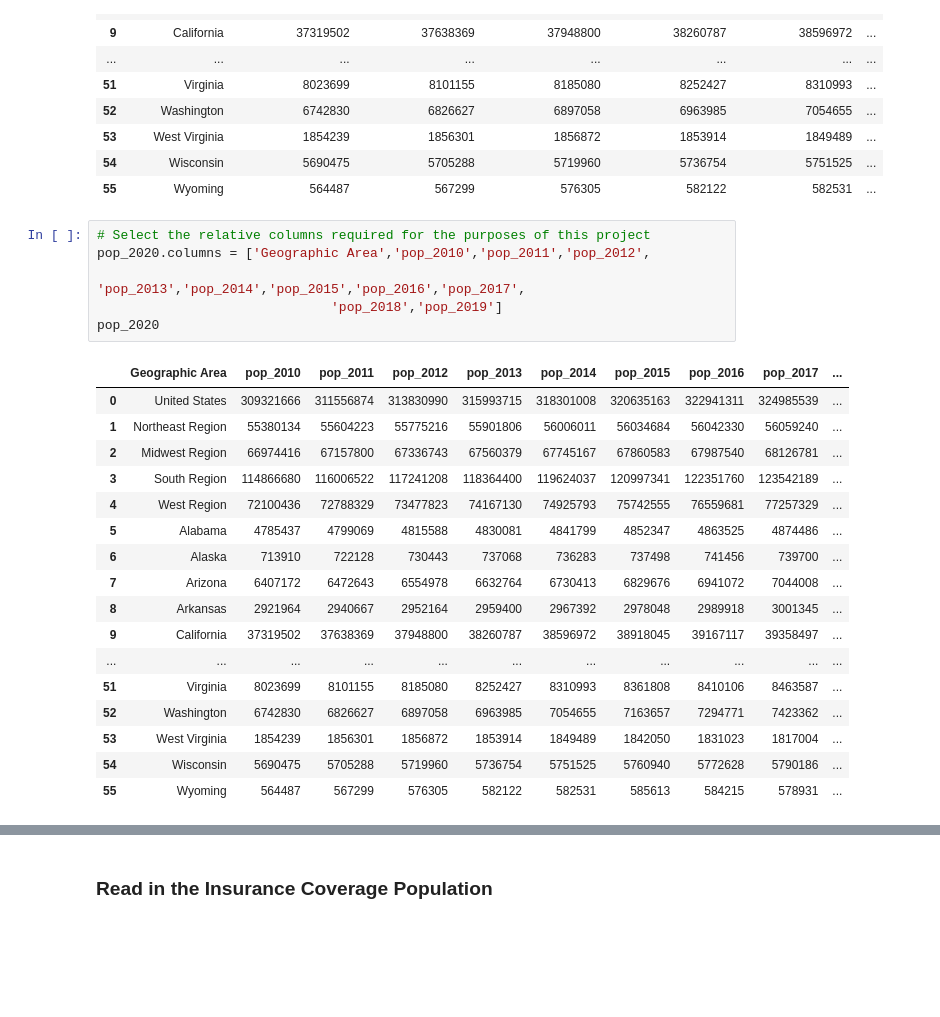
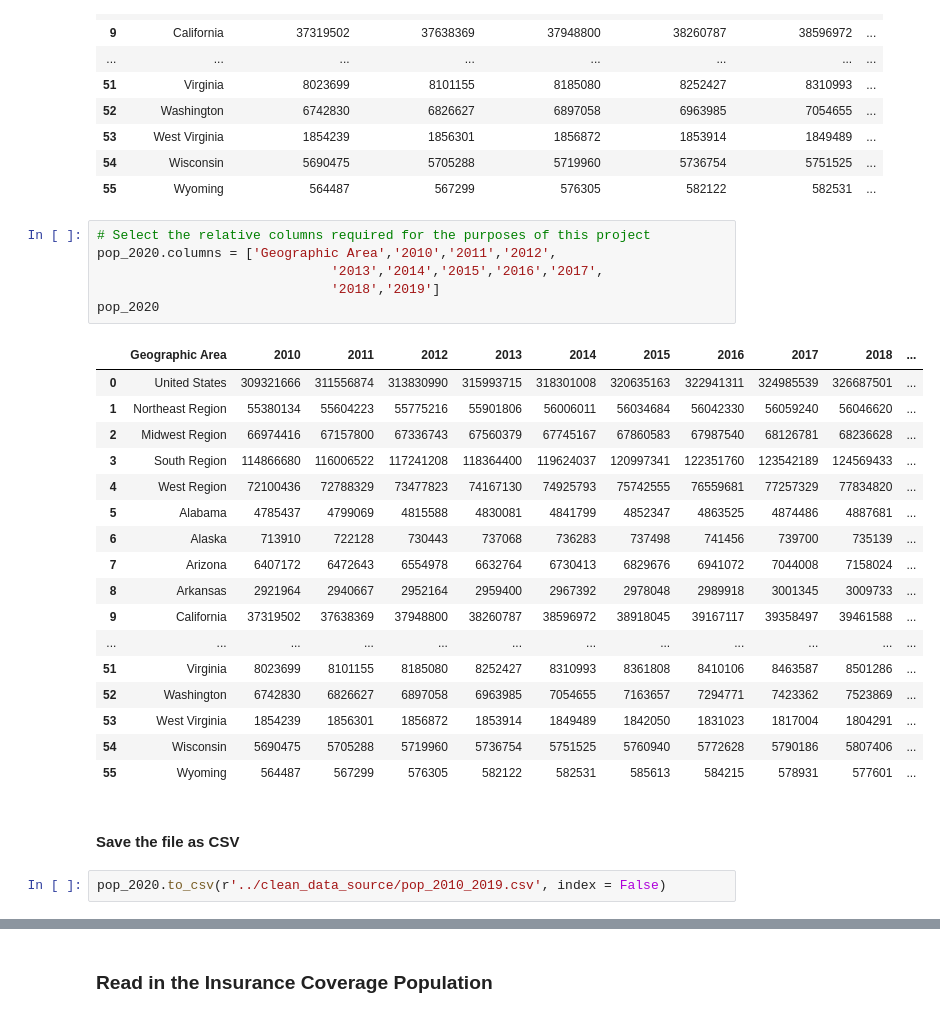
Before and after one commit to dpatelaqua/silver-health, a Jupyter notebook: notebook/capstone_step1.ipynb, the cells around one changed output, grey strips where cells are left out. Cells and saved outputs as stored; diff of their text form; blank space fills up the shorter version.

```diff
--- a/notebook/capstone_step1.ipynb
+++ b/notebook/capstone_step1.ipynb
@@ -240,25 +244,29 @@ memory usage: 29.4+ KB
 | 55 | Wyoming | 564487 | 567299 | 576305 | 582122 | 582531 | ... |
 # %%
 # Select the relative columns required for the purposes of this project
-pop_2020.columns = ['Geographic Area','pop_2010','pop_2011','pop_2012',
-                              'pop_2013','pop_2014','pop_2015','pop_2016','pop_2017',
-                              'pop_2018','pop_2019']
+pop_2020.columns = ['Geographic Area','2010','2011','2012',
+                              '2013','2014','2015','2016','2017',
+                              '2018','2019']
 pop_2020
 # %% [output]
-|  | Geographic Area | pop_2010 | pop_2011 | pop_2012 | pop_2013 | pop_2014 | pop_2015 | pop_2016 | pop_2017 | ... |
-| 0 | United States | 309321666 | 311556874 | 313830990 | 315993715 | 318301008 | 320635163 | 322941311 | 324985539 | ... |
-| 1 | Northeast Region | 55380134 | 55604223 | 55775216 | 55901806 | 56006011 | 56034684 | 56042330 | 56059240 | ... |
-| 2 | Midwest Region | 66974416 | 67157800 | 67336743 | 67560379 | 67745167 | 67860583 | 67987540 | 68126781 | ... |
-| 3 | South Region | 114866680 | 116006522 | 117241208 | 118364400 | 119624037 | 120997341 | 122351760 | 123542189 | ... |
-| 4 | West Region | 72100436 | 72788329 | 73477823 | 74167130 | 74925793 | 75742555 | 76559681 | 77257329 | ... |
-| 5 | Alabama | 4785437 | 4799069 | 4815588 | 4830081 | 4841799 | 4852347 | 4863525 | 4874486 | ... |
-| 6 | Alaska | 713910 | 722128 | 730443 | 737068 | 736283 | 737498 | 741456 | 739700 | ... |
-| 7 | Arizona | 6407172 | 6472643 | 6554978 | 6632764 | 6730413 | 6829676 | 6941072 | 7044008 | ... |
-| 8 | Arkansas | 2921964 | 2940667 | 2952164 | 2959400 | 2967392 | 2978048 | 2989918 | 3001345 | ... |
-| 9 | California | 37319502 | 37638369 | 37948800 | 38260787 | 38596972 | 38918045 | 39167117 | 39358497 | ... |
-| ... | ... | ... | ... | ... | ... | ... | ... | ... | ... | ... |
-| 51 | Virginia | 8023699 | 8101155 | 8185080 | 8252427 | 8310993 | 8361808 | 8410106 | 8463587 | ... |
-| 52 | Washington | 6742830 | 6826627 | 6897058 | 6963985 | 7054655 | 7163657 | 7294771 | 7423362 | ... |
-| 53 | West Virginia | 1854239 | 1856301 | 1856872 | 1853914 | 1849489 | 1842050 | 1831023 | 1817004 | ... |
-| 54 | Wisconsin | 5690475 | 5705288 | 5719960 | 5736754 | 5751525 | 5760940 | 5772628 | 5790186 | ... |
-| 55 | Wyoming | 564487 | 567299 | 576305 | 582122 | 582531 | 585613 | 584215 | 578931 | ... |
+|  | Geographic Area | 2010 | 2011 | 2012 | 2013 | 2014 | 2015 | 2016 | 2017 | 2018 | ... |
+| 0 | United States | 309321666 | 311556874 | 313830990 | 315993715 | 318301008 | 320635163 | 322941311 | 324985539 | 326687501 | ... |
+| 1 | Northeast Region | 55380134 | 55604223 | 55775216 | 55901806 | 56006011 | 56034684 | 56042330 | 56059240 | 56046620 | ... |
+| 2 | Midwest Region | 66974416 | 67157800 | 67336743 | 67560379 | 67745167 | 67860583 | 67987540 | 68126781 | 68236628 | ... |
+| 3 | South Region | 114866680 | 116006522 | 117241208 | 118364400 | 119624037 | 120997341 | 122351760 | 123542189 | 124569433 | ... |
+| 4 | West Region | 72100436 | 72788329 | 73477823 | 74167130 | 74925793 | 75742555 | 76559681 | 77257329 | 77834820 | ... |
+| 5 | Alabama | 4785437 | 4799069 | 4815588 | 4830081 | 4841799 | 4852347 | 4863525 | 4874486 | 4887681 | ... |
+| 6 | Alaska | 713910 | 722128 | 730443 | 737068 | 736283 | 737498 | 741456 | 739700 | 735139 | ... |
+| 7 | Arizona | 6407172 | 6472643 | 6554978 | 6632764 | 6730413 | 6829676 | 6941072 | 7044008 | 7158024 | ... |
+| 8 | Arkansas | 2921964 | 2940667 | 2952164 | 2959400 | 2967392 | 2978048 | 2989918 | 3001345 | 3009733 | ... |
+| 9 | California | 37319502 | 37638369 | 37948800 | 38260787 | 38596972 | 38918045 | 39167117 | 39358497 | 39461588 | ... |
+| ... | ... | ... | ... | ... | ... | ... | ... | ... | ... | ... | ... |
+| 51 | Virginia | 8023699 | 8101155 | 8185080 | 8252427 | 8310993 | 8361808 | 8410106 | 8463587 | 8501286 | ... |
+| 52 | Washington | 6742830 | 6826627 | 6897058 | 6963985 | 7054655 | 7163657 | 7294771 | 7423362 | 7523869 | ... |
+| 53 | West Virginia | 1854239 | 1856301 | 1856872 | 1853914 | 1849489 | 1842050 | 1831023 | 1817004 | 1804291 | ... |
+| 54 | Wisconsin | 5690475 | 5705288 | 5719960 | 5736754 | 5751525 | 5760940 | 5772628 | 5790186 | 5807406 | ... |
+| 55 | Wyoming | 564487 | 567299 | 576305 | 582122 | 582531 | 585613 | 584215 | 578931 | 577601 | ... |
+# %% [markdown]
+#### Save the file as CSV
+# %%
+pop_2020.to_csv(r'../clean_data_source/pop_2010_2019.csv', index = False)
```
Also changed, not shown: parts of 24 cells of this notebook, 7 other files.
